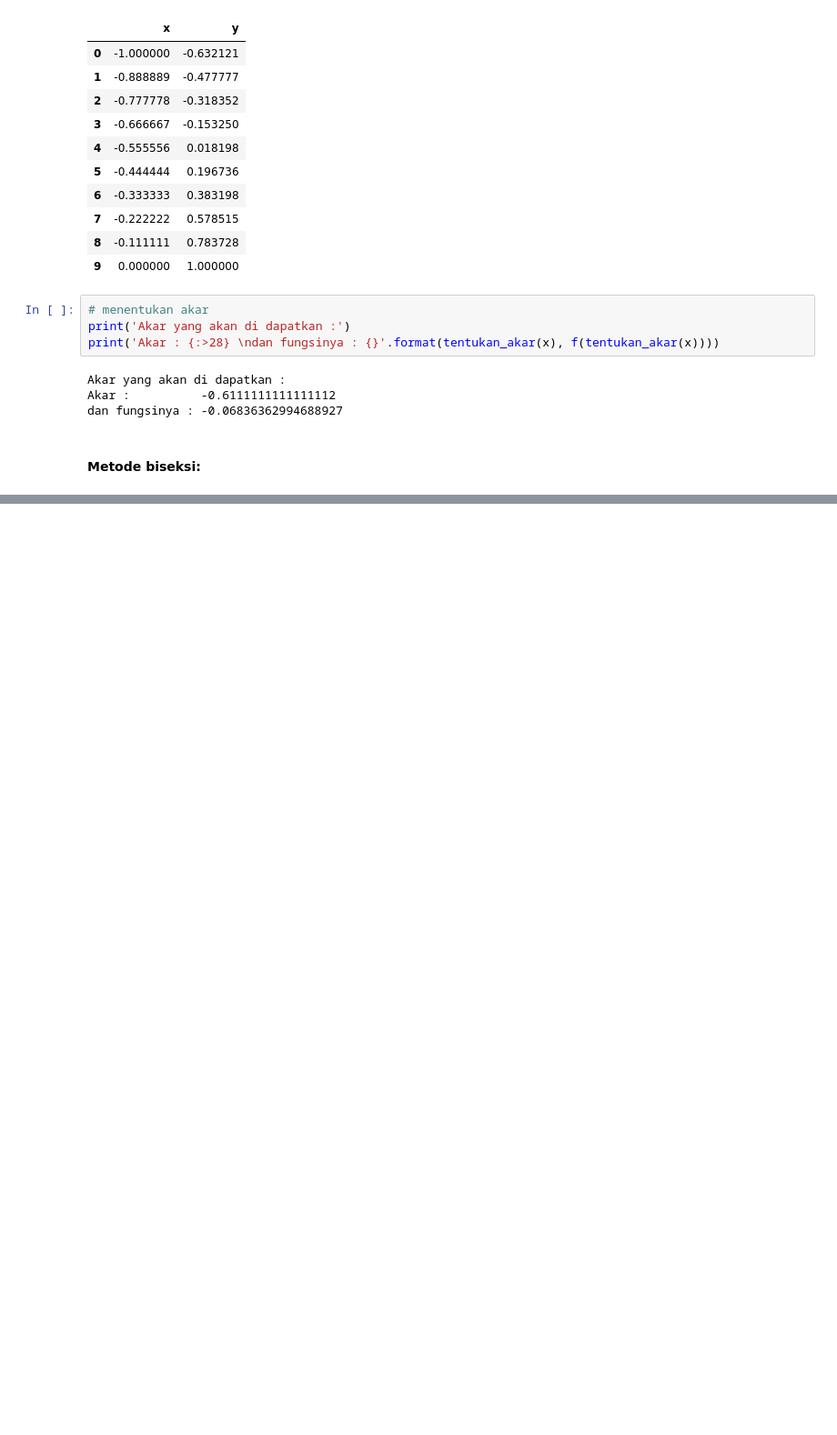
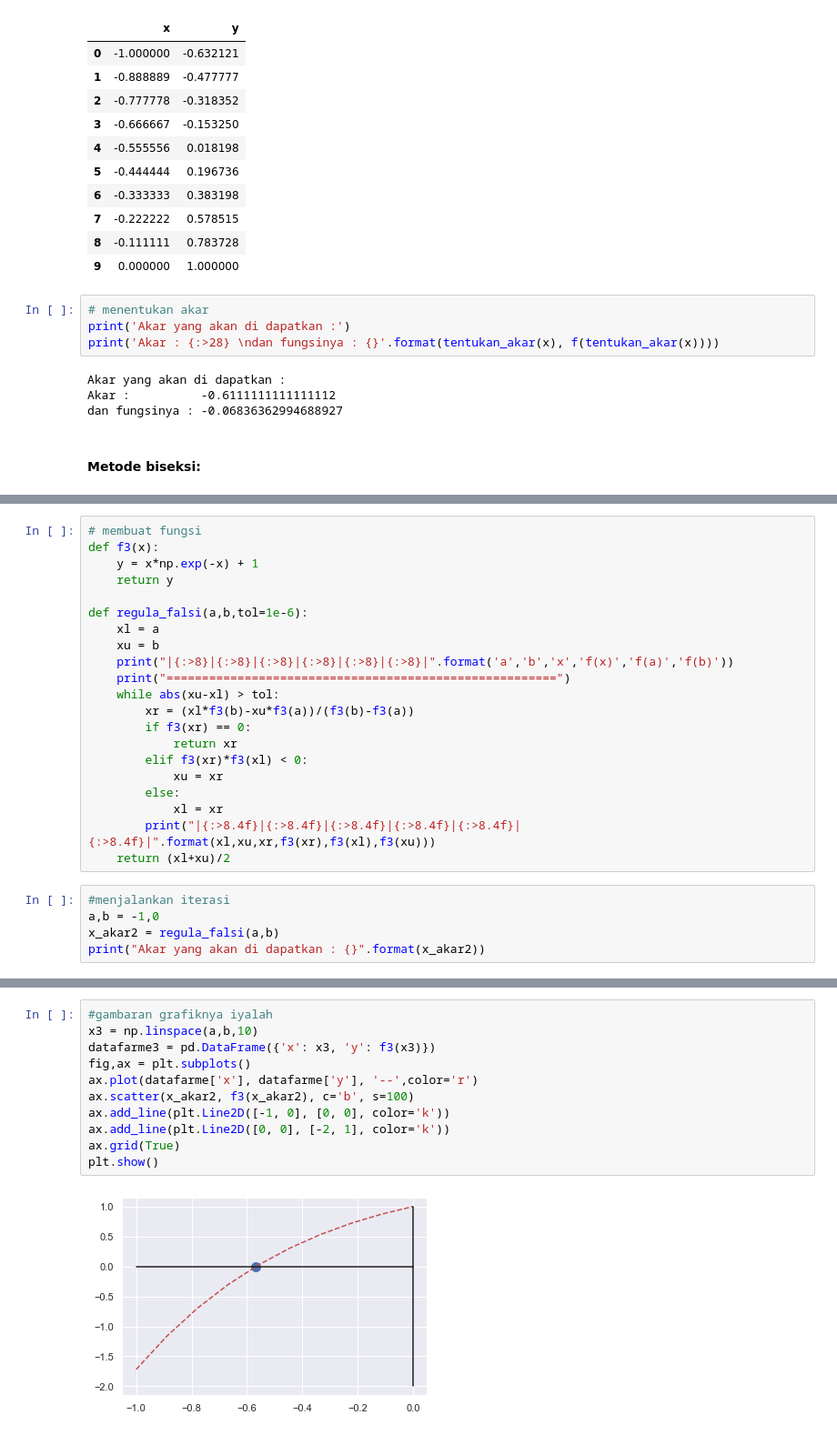
Before and after one commit to dzakyfaishalariq/DataSains, a Jupyter notebook: metode_numerik/akar_persamaan_nonlinier/metude_tabel.ipynb, the cells around one changed output, grey strips where cells are left out. Shown: that part at 91% size. Saved outputs shown, nothing was run; the diff lists cells and outputs as text; blank space fills up the shorter version.

```diff
--- a/metode_numerik/akar_persamaan_nonlinier/metude_tabel.ipynb
+++ b/metode_numerik/akar_persamaan_nonlinier/metude_tabel.ipynb
@@ -74,0 +149,26 @@ dan fungsinya : -0.06836362994688927
+# %%
+# membuat fungsi
+def f3(x):
+    y = x*np.exp(-x) + 1
+    return y
+
+def regula_falsi(a,b,tol=1e-6):
+    xl = a
+    xu = b
+    print("|{:>8}|{:>8}|{:>8}|{:>8}|{:>8}|{:>8}|".format('a','b','x','f(x)','f(a)','f(b)'))
+    print("=======================================================")
+    while abs(xu-xl) > tol:
+        xr = (xl*f3(b)-xu*f3(a))/(f3(b)-f3(a))
+        if f3(xr) == 0:
+            return xr
+        elif f3(xr)*f3(xl) < 0:
+            xu = xr
+        else:
+            xl = xr
+        print("|{:>8.4f}|{:>8.4f}|{:>8.4f}|{:>8.4f}|{:>8.4f}|{:>8.4f}|".format(xl,xu,xr,f3(xr),f3(xl),f3(xu)))
+    return (xl+xu)/2
+# %%
+#menjalankan iterasi
+a,b = -1,0
+x_akar2 = regula_falsi(a,b)
+print("Akar yang akan di dapatkan : {}".format(x_akar2))
@@ -74,0 +193,13 @@ dan fungsinya : -0.06836362994688927
+# %%
+#gambaran grafiknya iyalah
+x3 = np.linspace(a,b,10)
+datafarme3 = pd.DataFrame({'x': x3, 'y': f3(x3)})
+fig,ax = plt.subplots()
+ax.plot(datafarme['x'], datafarme['y'], '--',color='r')
+ax.scatter(x_akar2, f3(x_akar2), c='b', s=100)
+ax.add_line(plt.Line2D([-1, 0], [0, 0], color='k'))
+ax.add_line(plt.Line2D([0, 0], [-2, 1], color='k'))
+ax.grid(True)
+plt.show()
+# %% [output]
+[figure, added]
```
Also changed, not shown: parts of 7 cells of this notebook.
